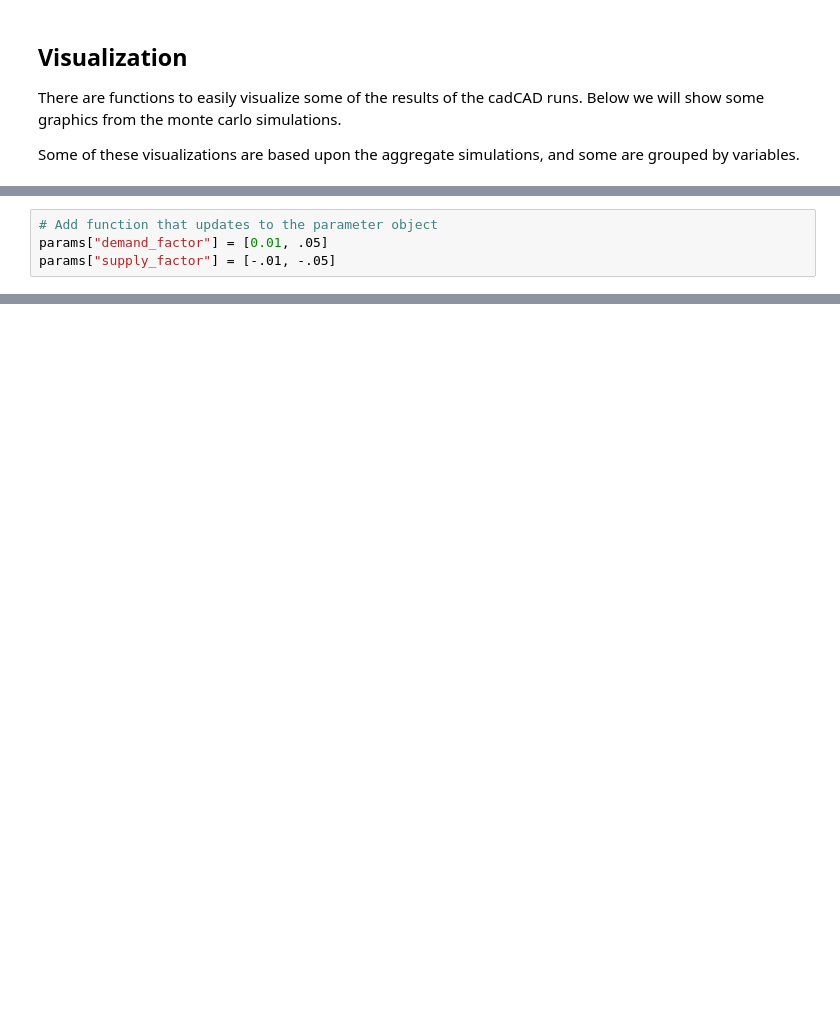
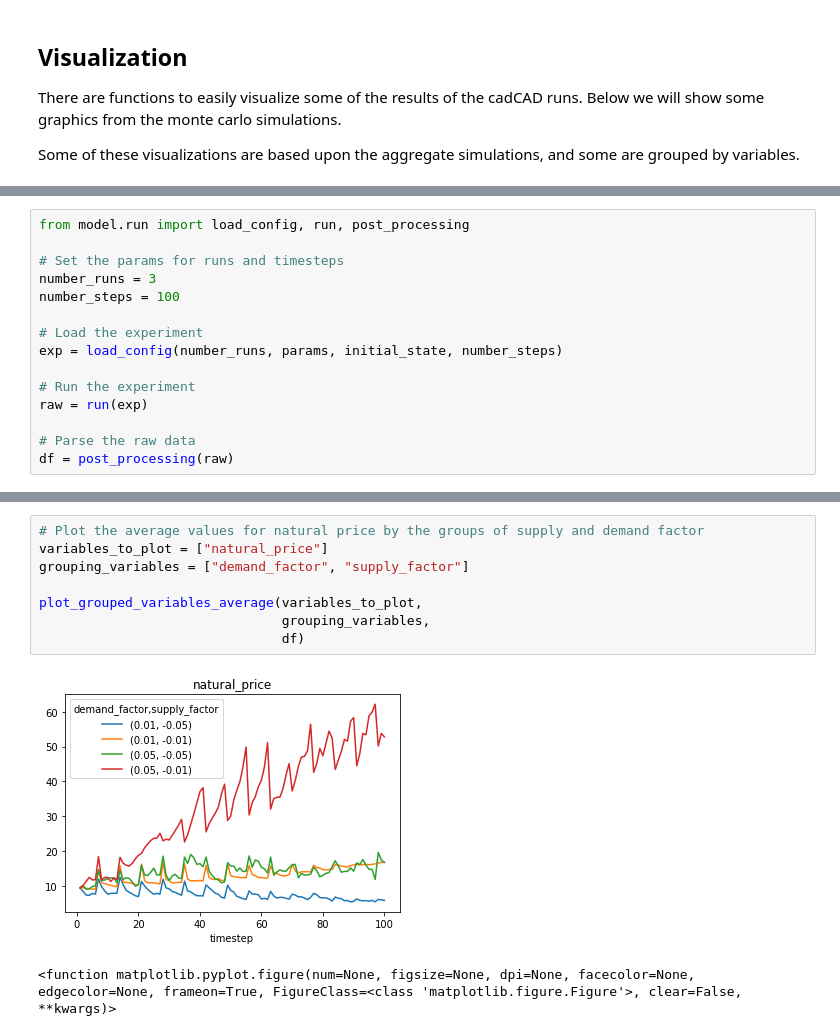
Before and after one commit to OlympusDAO/olympus-digital-twin, a Jupyter notebook: Sweep Example.ipynb, the cells around one changed output, grey strips where cells are left out. Saved outputs shown, nothing was run; the diff lists cells and outputs as text; blank space fills up the shorter version.

```diff
--- a/Sweep Example.ipynb
+++ b/Sweep Example.ipynb
@@ -167,7 +173,3 @@ create_par_sweep({"demand_factor": [0.01, .05],
 # %% [output]
 {'demand_factor': [0.01, 0.01, 0.05, 0.05],
  'supply_factor': [-0.01, -0.05, -0.01, -0.05]}
-# %%
-# Add function that updates to the parameter object
-params["demand_factor"] = [0.01, .05]
-params["supply_factor"] = [-.01, -.05]
@@ -173,0 +205,15 @@ params["supply_factor"] = [-.01, -.05]
+# %%
+from model.run import load_config, run, post_processing
+
+# Set the params for runs and timesteps
+number_runs = 3
+number_steps = 100
+
+# Load the experiment
+exp = load_config(number_runs, params, initial_state, number_steps)
+
+# Run the experiment
+raw = run(exp)
+
+# Parse the raw data
+df = post_processing(raw)
@@ -173,0 +236,11 @@ params["supply_factor"] = [-.01, -.05]
+# %%
+# Plot the average values for natural price by the groups of supply and demand factor
+variables_to_plot = ["natural_price"]
+grouping_variables = ["demand_factor", "supply_factor"]
+
+plot_grouped_variables_average(variables_to_plot,
+                               grouping_variables,
+                               df)
+# %% [output]
+[figure, added]
+<function matplotlib.pyplot.figure(num=None, figsize=None, dpi=None, facecolor=None, edgecolor=None, frameon=True, FigureClass=<class 'matplotlib.figure.Figure'>, clear=False, **kwargs)>
```
Also changed, not shown: parts of 12 cells of this notebook, 1 other file.
